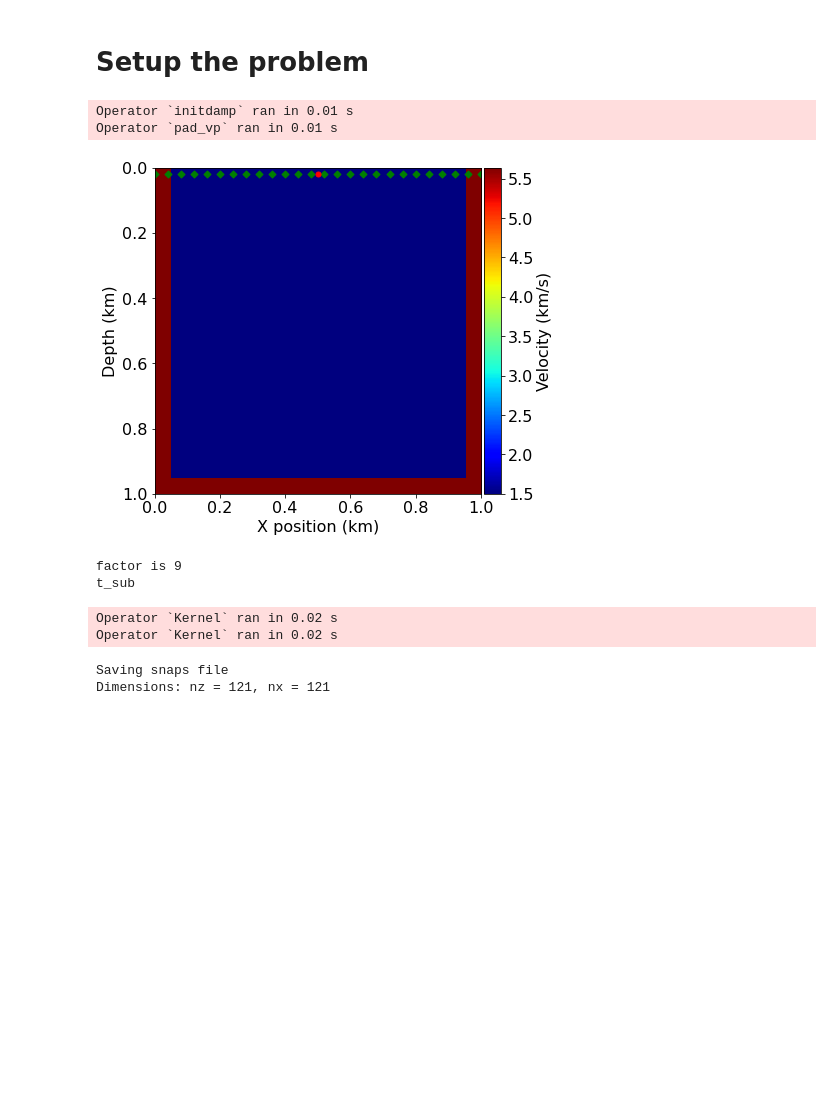
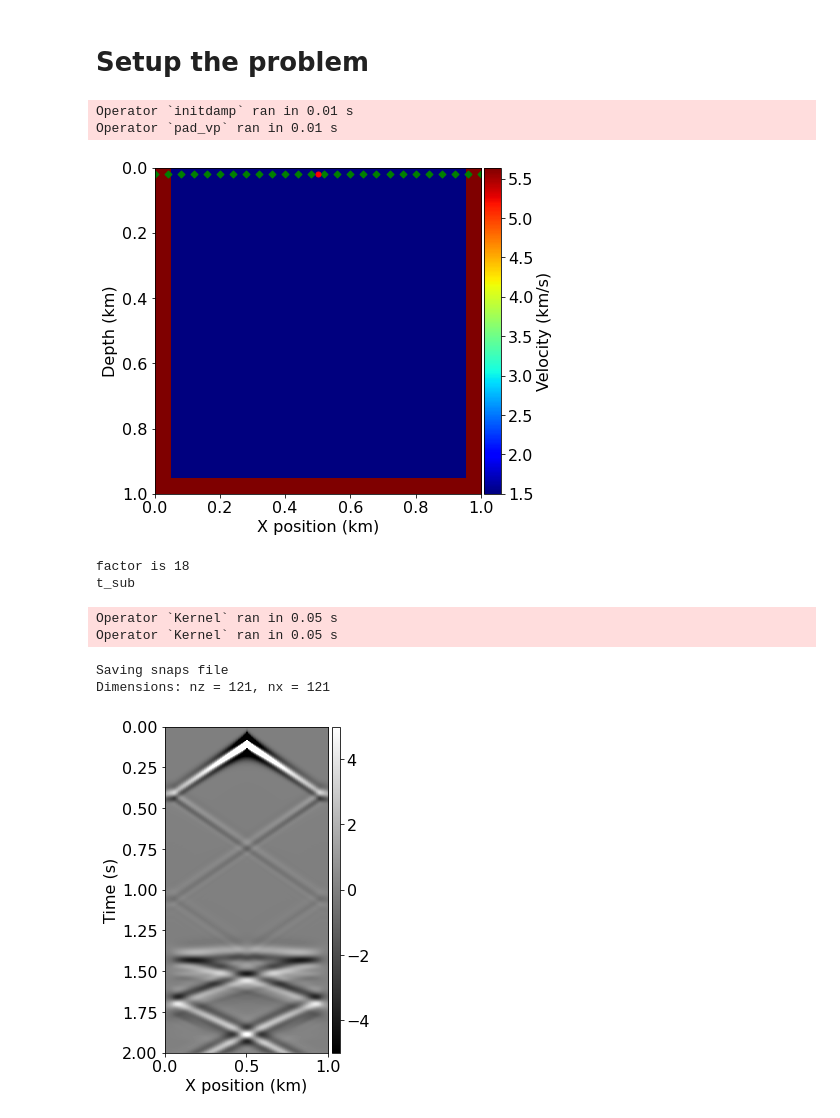
Before and after one commit to bgd54/sonar-FWI, a Jupyter notebook: water_tank/01b_snapshots.ipynb, the cells around one changed output. Drawn from its saved outputs; the diff is of its cells as text; code cells hidden in the pictures; blank space fills up the shorter version.

Commit message:
no offset

```diff
--- a/water_tank/01b_snapshots.ipynb
+++ b/water_tank/01b_snapshots.ipynb
@@ -37,7 +37,7 @@ model = Model(vp=v, origin=origin, shape=shape, spacing=spacing,
 
 # Set time range, source, source coordinates and receiver coordinates
 t0 = 0.  # Simulation starts a t=0
-tn = 1000.  # Simulation lasts tn milliseconds
+tn = 2000.  # Simulation lasts tn milliseconds
 dt = model.critical_dt  # Time step from model grid spacing
 time_range = TimeAxis(start=t0, stop=tn, step=dt)
 nt = time_range.num  # number of time steps
@@ -47,7 +47,8 @@ src = RickerSource(
     name='src',
     grid=model.grid,
     f0=f0,
-    time_range=time_range)
+    time_range=time_range,
+    npoint=1)
 
 src.coordinates.data[0, :] = np.array(model.domain_size) * .5
 src.coordinates.data[0, -1] = 20.  # Depth is 20m
@@ -89,9 +90,8 @@ u = TimeFunction(name="u", grid=model.grid, time_order=2,
 # Set symbolics of the operator, source and receivers:
 pde = model.m * u.dt2 - u.laplace + model.damp * u.dt
 stencil = Eq(u.forward, solve(pde, u.forward))
-src_term = src.inject(field=u.forward, expr=src * dt**2 / model.m,
-                      offset=model.nbl)
-rec_term = rec.interpolate(expr=u, offset=model.nbl)
+src_term = src.inject(field=u.forward, expr=src * dt**2 / model.m)
+rec_term = rec.interpolate(expr=u)
 op1 = Operator([stencil] + src_term + rec_term, subs=model.spacing_map) #usual operator
 op2 = Operator([stencil] + src_term + [Eq(usave, u)] + rec_term, subs=model.spacing_map)  # operator with snapshots
 # Run the operator for `(nt-2)` time steps:
@@ -107,12 +107,19 @@ usave.data.tofile(filename)
 Operator `initdamp` ran in 0.01 s
 Operator `pad_vp` ran in 0.01 s
 [figure]
-factor is 9
+factor is 18
 t_sub
-Operator `Kernel` ran in 0.02 s
-Operator `Kernel` ran in 0.02 s
+Operator `Kernel` ran in 0.05 s
+Operator `Kernel` ran in 0.05 s
 Saving snaps file
 Dimensions: nz = 121, nx = 121
+# %%
+#NBVAL_IGNORE_OUTPUT
+from examples.seismic import plot_shotrecord
+
+plot_shotrecord(rec.data, model, t0, tn)
+# %% [output]
+[figure, added]
 # %%
 #NBVAL_IGNORE_OUTPUT
 fobj = open("snapshots/snaps.bin", "rb")
```
Also changed, not shown: parts of 1 cell of this notebook.
